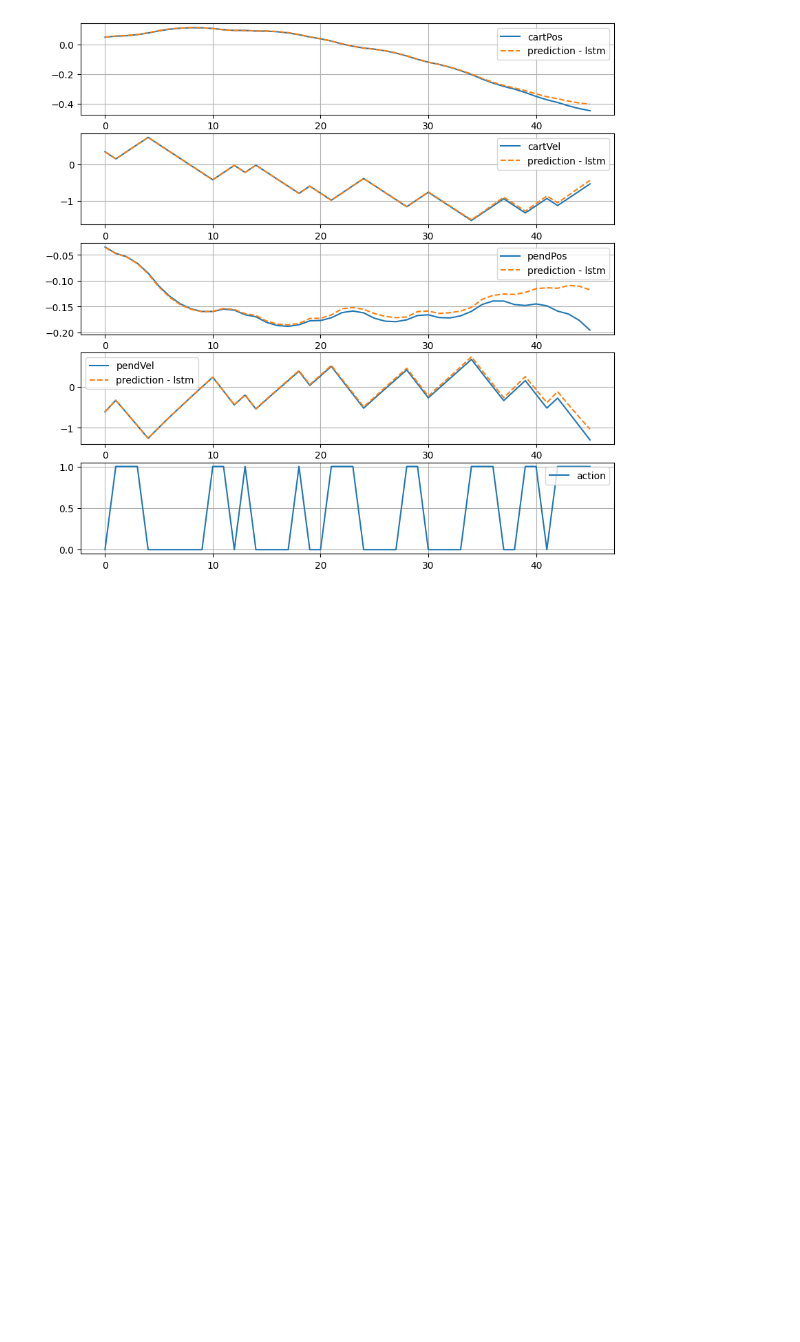
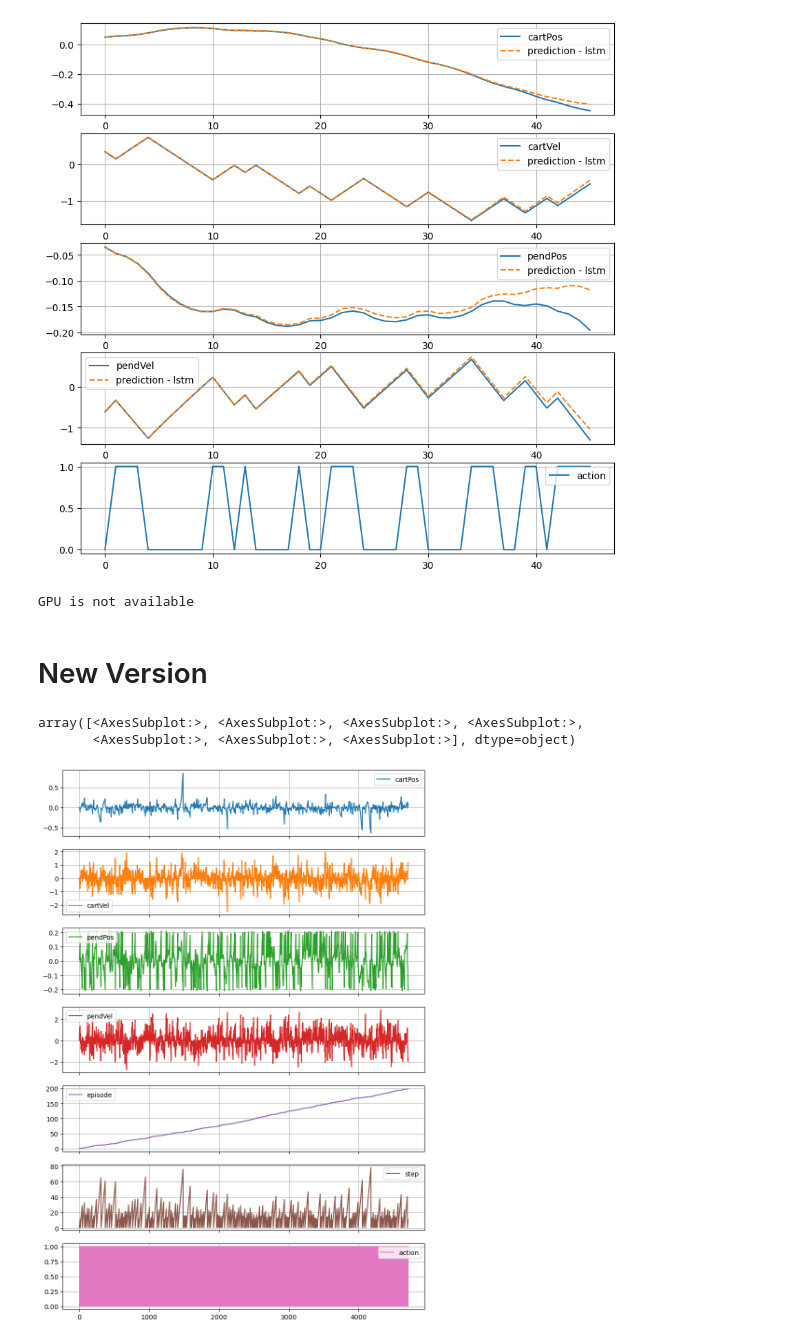
Before and after one commit to FloKit/TimeSeriesTransformerOld, a Jupyter notebook: Time Series Transformer - Cartpole.ipynb, the cells around one changed output. Saved outputs shown, nothing was run; the diff lists cells and outputs as text; code cells hidden in the pictures; blank space fills up the shorter version.

```diff
--- a/Time Series Transformer - Cartpole.ipynb
+++ b/Time Series Transformer - Cartpole.ipynb
@@ -573,3 +579,13 @@ axs[4].legend(loc="best")
 plt.show()
 # %% [output]
 [figure]
+# %%
+
+if tf.test.is_gpu_available():
+    print("GPU is available")
+else:
+    print("GPU is not available")
+# %% [output]
+GPU is not available
+# %% [markdown]
+# New Version
@@ -575,0 +631,6 @@ plt.show()
+# %%
+df.plot(subplots=True, figsize=(10,15), grid=True)
+# %% [output]
+array([<AxesSubplot:>, <AxesSubplot:>, <AxesSubplot:>, <AxesSubplot:>,
+       <AxesSubplot:>, <AxesSubplot:>, <AxesSubplot:>], dtype=object)
+[figure, added]
```
Also changed, not shown: parts of 27 cells of this notebook, 5 other files.
